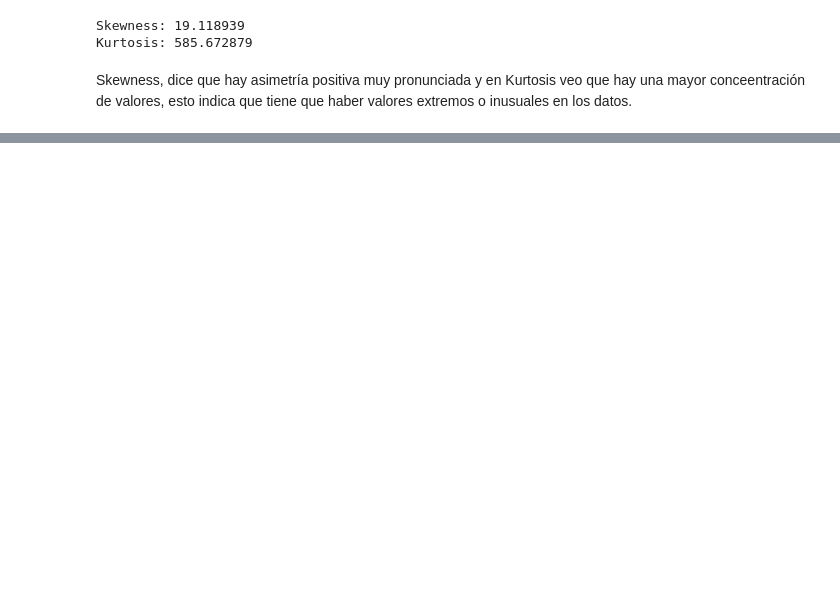
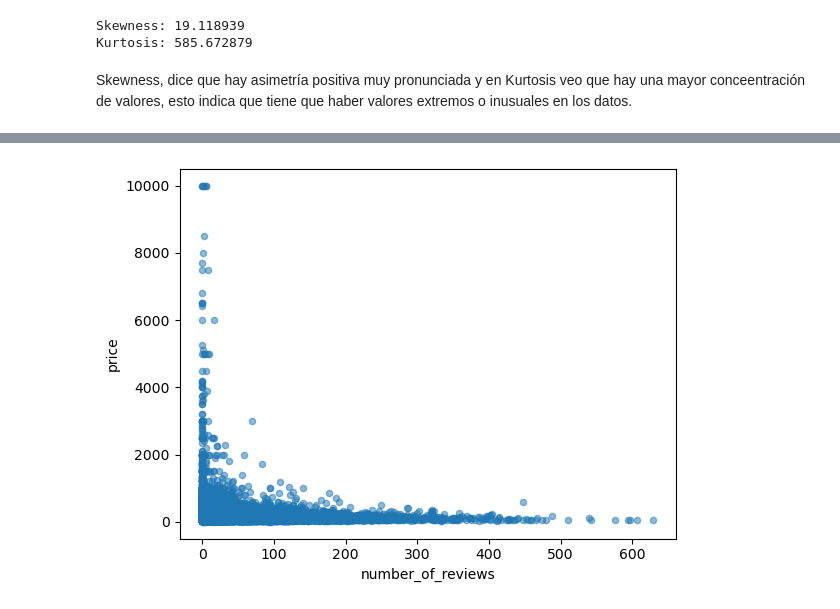
Before and after one commit to AI-School-F5-P2/Data_Analyst, a Jupyter notebook: Cities/New_York.ipynb, the cells around one changed output, grey strips where cells are left out. Saved outputs shown, nothing was run; the diff lists cells and outputs as text; code cells hidden in the pictures; blank space fills up the shorter version.

```diff
--- a/Cities/New_York.ipynb
+++ b/Cities/New_York.ipynb
@@ -155,0 +165,7 @@ Skewness, dice que hay asimetría positiva muy pronunciada y en Kurtosis veo que
+# %%
+# Diagrama de dispersión number_of_review/price
+local = 'number_of_reviews'
+data = pd.concat([city['price'], city[local]], axis=1)
+data.plot.scatter(x=local, y='price', alpha = 0.5);
+# %% [output]
+[figure, added]
```
Also changed, not shown: parts of 14 cells of this notebook.
